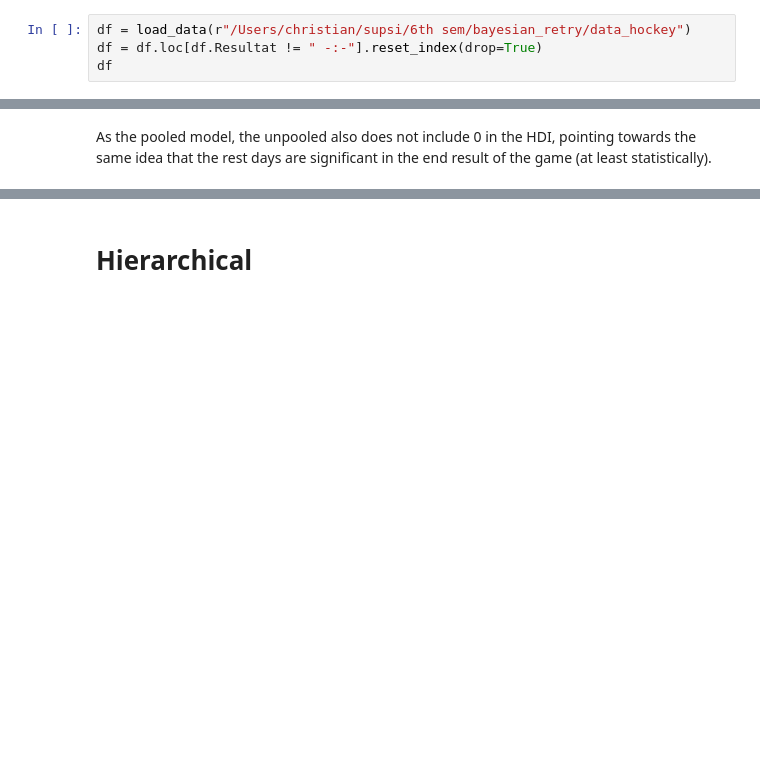
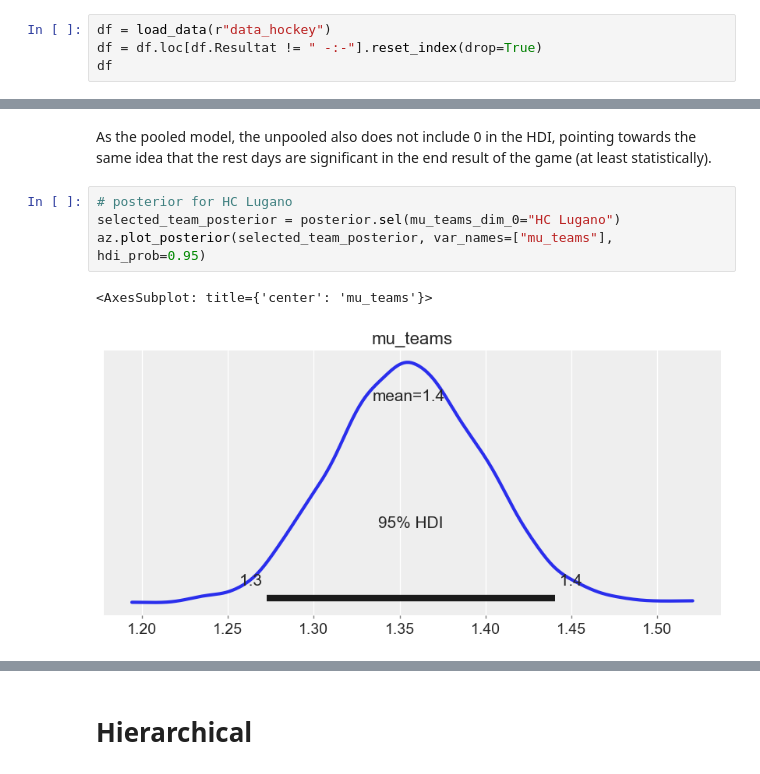
Before and after one commit to k0ruy/bayesian_retry, a Jupyter notebook: retry/modelling_RETRY.ipynb, the cells around one changed output, grey strips where cells are left out. Cells and saved outputs as stored; diff of their text form; blank space fills up the shorter version.

```diff
--- a/retry/modelling_RETRY.ipynb
+++ b/retry/modelling_RETRY.ipynb
@@ -30,7 +30,7 @@ plt.rcParams.update({
     'lines.markersize': 8.0,
 })
 # %%
-df = load_data(r"/Users/christian/supsi/6th sem/bayesian_retry/data_hockey")
+df = load_data(r"data_hockey")
 df = df.loc[df.Resultat != " -:-"].reset_index(drop=True)
 df
 # %% [output]
@@ -411,3 +411,10 @@ az.plot_posterior(trace_unpooled, var_names="beta_days_of_rest", ref_val=0, hdi_
 [figure]
 # %% [markdown]
 As the pooled model, the unpooled also does not include 0 in the HDI, pointing towards the same idea that the rest days are significant in the end result of the game (at least statistically).
+# %%
+# posterior for HC Lugano
+selected_team_posterior = posterior.sel(mu_teams_dim_0="HC Lugano")
+az.plot_posterior(selected_team_posterior, var_names=["mu_teams"], hdi_prob=0.95)
+# %% [output]
+<AxesSubplot: title={'center': 'mu_teams'}>
+[figure, added]
```
Also changed, not shown: parts of 10 cells of this notebook, 15 other files.
